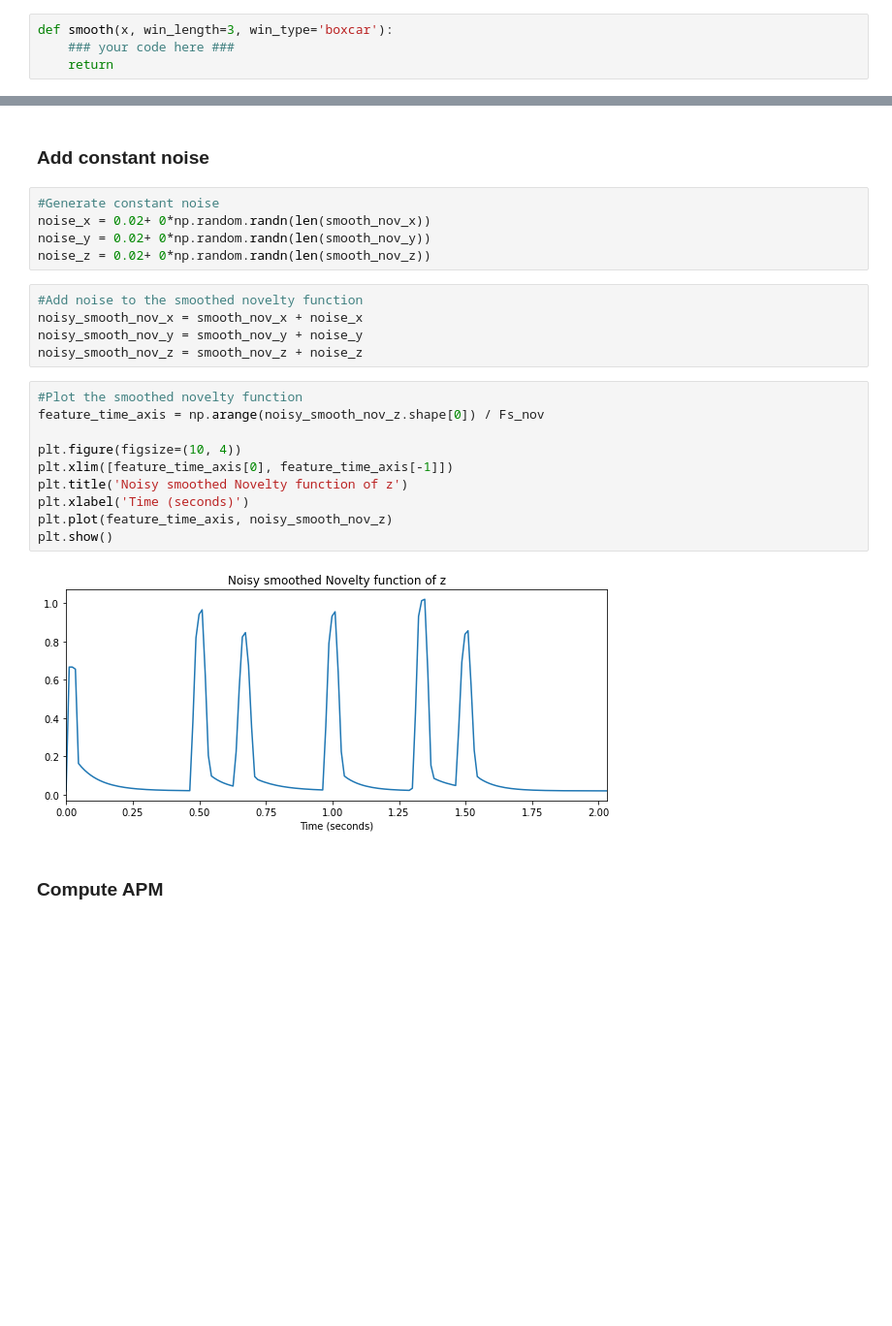
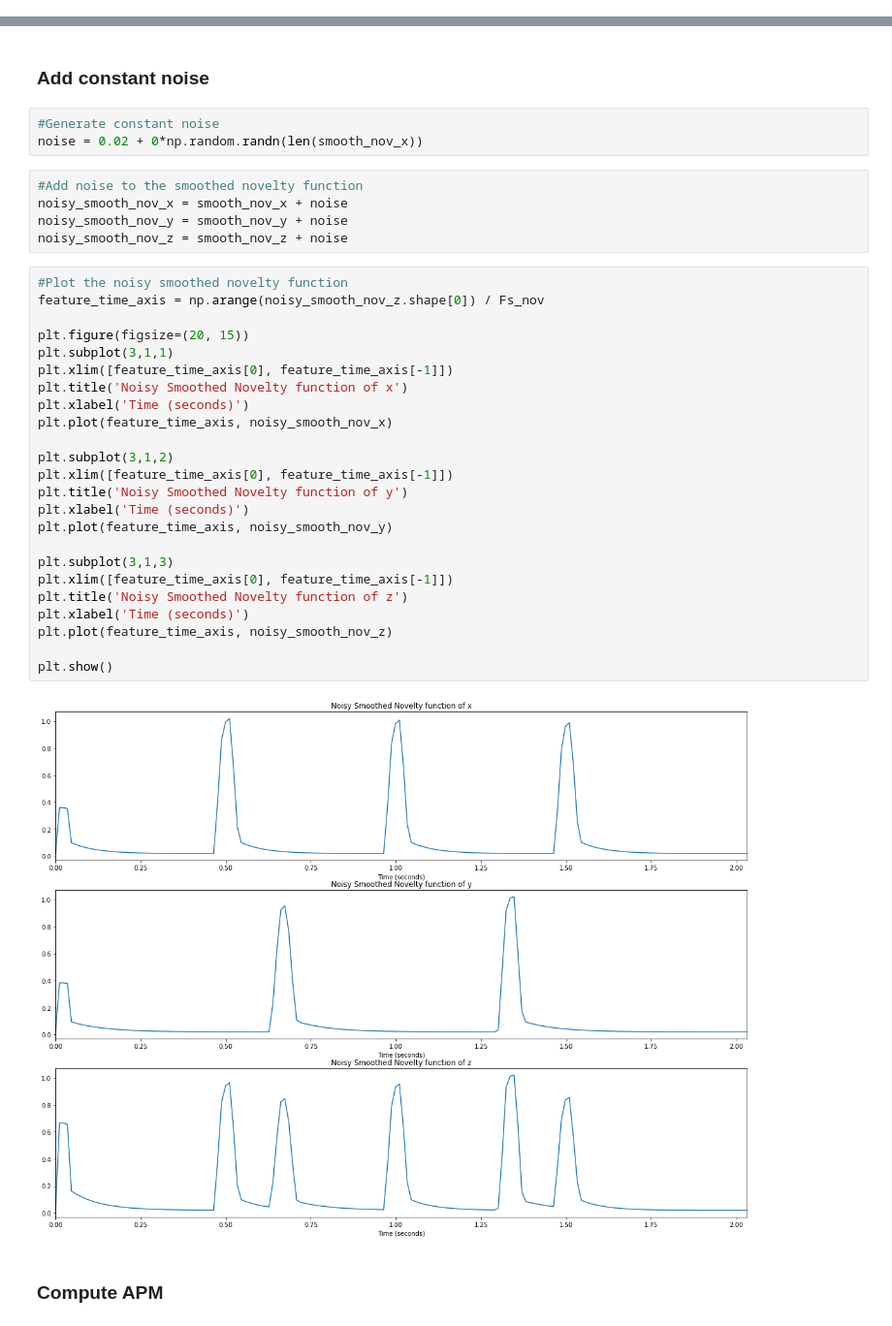
Before and after one commit to magiwanders/BeatBox_Machine, a Jupyter notebook: HomeWork2/HomeworkTemplate.ipynb, the cells around one changed output, grey strips where cells are left out. Shown at 97% size. Saved outputs shown, nothing was run; the diff lists cells and outputs as text; blank space fills up the shorter version.

```diff
--- a/HomeWork2/HomeworkTemplate.ipynb
+++ b/HomeWork2/HomeworkTemplate.ipynb
@@ -80,7 +95,3 @@ def compute_APM(x, lags):
-# %%
-def smooth(x, win_length=3, win_type='boxcar'):
-    ### your code here ###
-    return
 # %%
 def smooth(x, win_length=11, win_type='boxcar'):
     if x.ndim != 1:
@@ -182,26 +248,38 @@ plt.show()
 ### Add constant noise
 # %%
 #Generate constant noise
-noise_x = 0.02+ 0*np.random.randn(len(smooth_nov_x))
-noise_y = 0.02+ 0*np.random.randn(len(smooth_nov_y))
-noise_z = 0.02+ 0*np.random.randn(len(smooth_nov_z))
+noise = 0.02 + 0*np.random.randn(len(smooth_nov_x))
 # %%
 #Add noise to the smoothed novelty function
-noisy_smooth_nov_x = smooth_nov_x + noise_x
-noisy_smooth_nov_y = smooth_nov_y + noise_y
-noisy_smooth_nov_z = smooth_nov_z + noise_z
+noisy_smooth_nov_x = smooth_nov_x + noise
+noisy_smooth_nov_y = smooth_nov_y + noise
+noisy_smooth_nov_z = smooth_nov_z + noise
 # %%
-#Plot the smoothed novelty function
+#Plot the noisy smoothed novelty function
 feature_time_axis = np.arange(noisy_smooth_nov_z.shape[0]) / Fs_nov
 
-plt.figure(figsize=(10, 4))
+plt.figure(figsize=(20, 15))
+plt.subplot(3,1,1)
 plt.xlim([feature_time_axis[0], feature_time_axis[-1]])
-plt.title('Noisy smoothed Novelty function of z')
+plt.title('Noisy Smoothed Novelty function of x')
+plt.xlabel('Time (seconds)')
+plt.plot(feature_time_axis, noisy_smooth_nov_x)
+
+plt.subplot(3,1,2)
+plt.xlim([feature_time_axis[0], feature_time_axis[-1]])
+plt.title('Noisy Smoothed Novelty function of y')
+plt.xlabel('Time (seconds)')
+plt.plot(feature_time_axis, noisy_smooth_nov_y)
+
+plt.subplot(3,1,3)
+plt.xlim([feature_time_axis[0], feature_time_axis[-1]])
+plt.title('Noisy Smoothed Novelty function of z')
 plt.xlabel('Time (seconds)')
 plt.plot(feature_time_axis, noisy_smooth_nov_z)
+
 plt.show()
 # %% [output]
-[figure, old version]
+[figure, new version]
 # %% [markdown]
 ### Compute APM
 # %%
```
Also changed, not shown: parts of 20 cells of this notebook, 4 other files.
